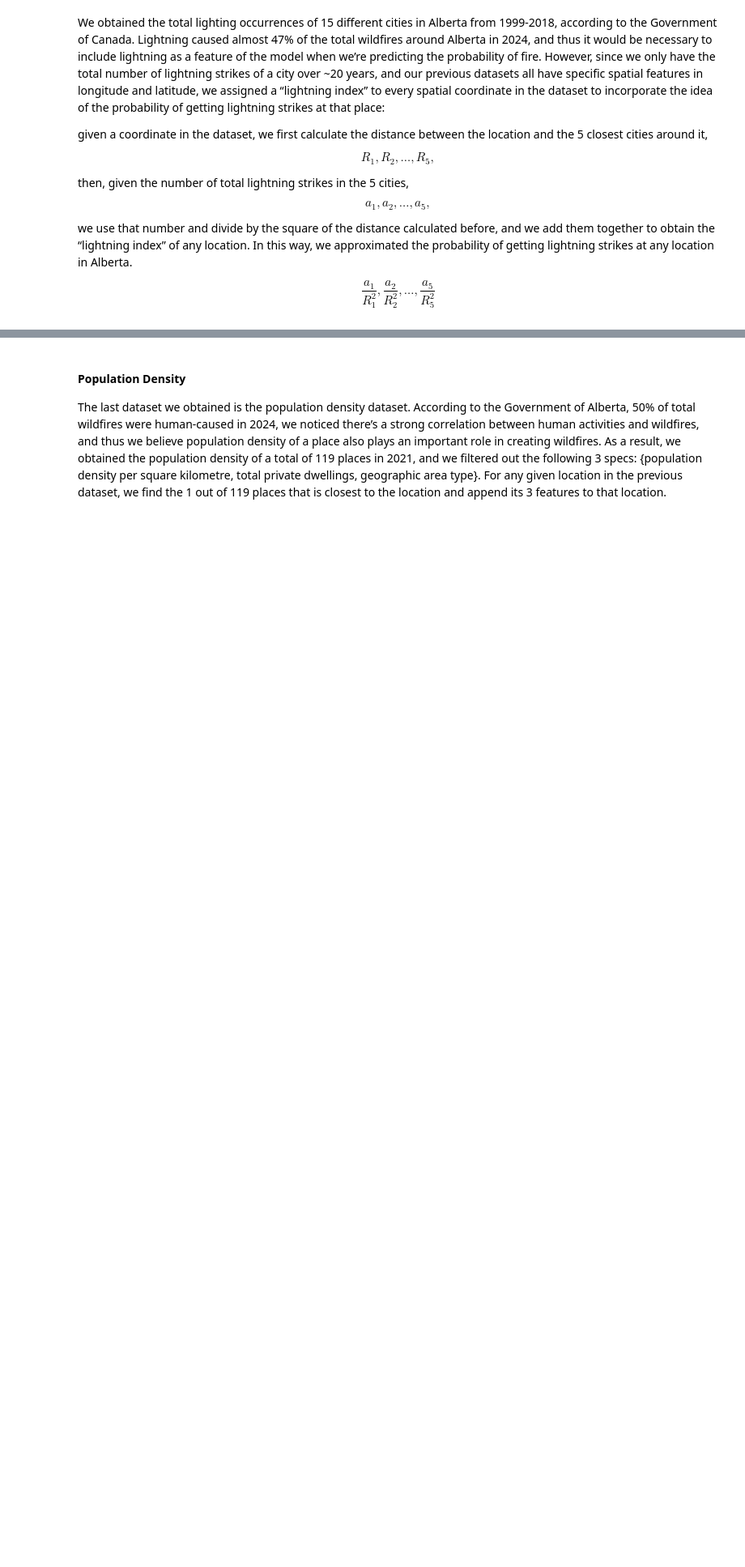
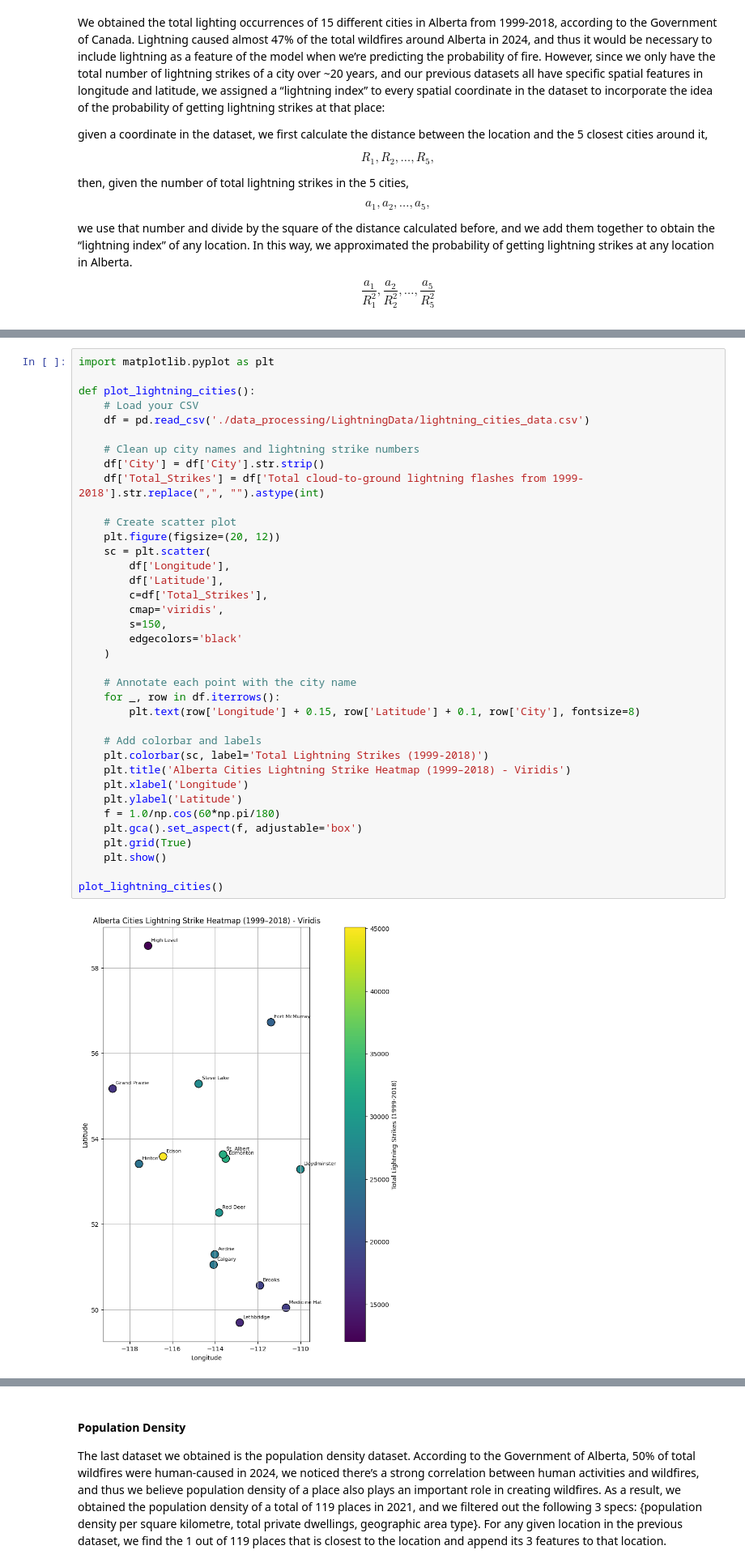
Before and after one commit to y344shi/WeatherTransformer, a Jupyter notebook: MSE_446_Project_Report.ipynb, the cells around one changed output, grey strips where cells are left out. Shown at 81% size. Drawn from its saved outputs; the diff is of its cells as text; blank space fills up the shorter version.

Commit message:
added data preprocessing code and information

```diff
--- a/MSE_446_Project_Report.ipynb
+++ b/MSE_446_Project_Report.ipynb
@@ -68,0 +427,39 @@ $$
+# %%
+import matplotlib.pyplot as plt
+
+def plot_lightning_cities():
+    # Load your CSV
+    df = pd.read_csv('./data_processing/LightningData/lightning_cities_data.csv')
+
+    # Clean up city names and lightning strike numbers
+    df['City'] = df['City'].str.strip()
+    df['Total_Strikes'] = df['Total cloud-to-ground lightning flashes from 1999-2018'].str.replace(",", "").astype(int)
+
+    # Create scatter plot
+    plt.figure(figsize=(20, 12))
+    sc = plt.scatter(
+        df['Longitude'],
+        df['Latitude'],
+        c=df['Total_Strikes'],
+        cmap='viridis',
+        s=150,
+        edgecolors='black'
+    )
+
+    # Annotate each point with the city name
+    for _, row in df.iterrows():
+        plt.text(row['Longitude'] + 0.15, row['Latitude'] + 0.1, row['City'], fontsize=8)
+
+    # Add colorbar and labels
+    plt.colorbar(sc, label='Total Lightning Strikes (1999-2018)')
+    plt.title('Alberta Cities Lightning Strike Heatmap (1999–2018) - Viridis')
+    plt.xlabel('Longitude')
+    plt.ylabel('Latitude')
+    f = 1.0/np.cos(60*np.pi/180)
+    plt.gca().set_aspect(f, adjustable='box')
+    plt.grid(True)
+    plt.show()
+
+plot_lightning_cities()
+# %% [output]
+[figure, added]
```
Also changed, not shown: parts of 36 cells of this notebook.
